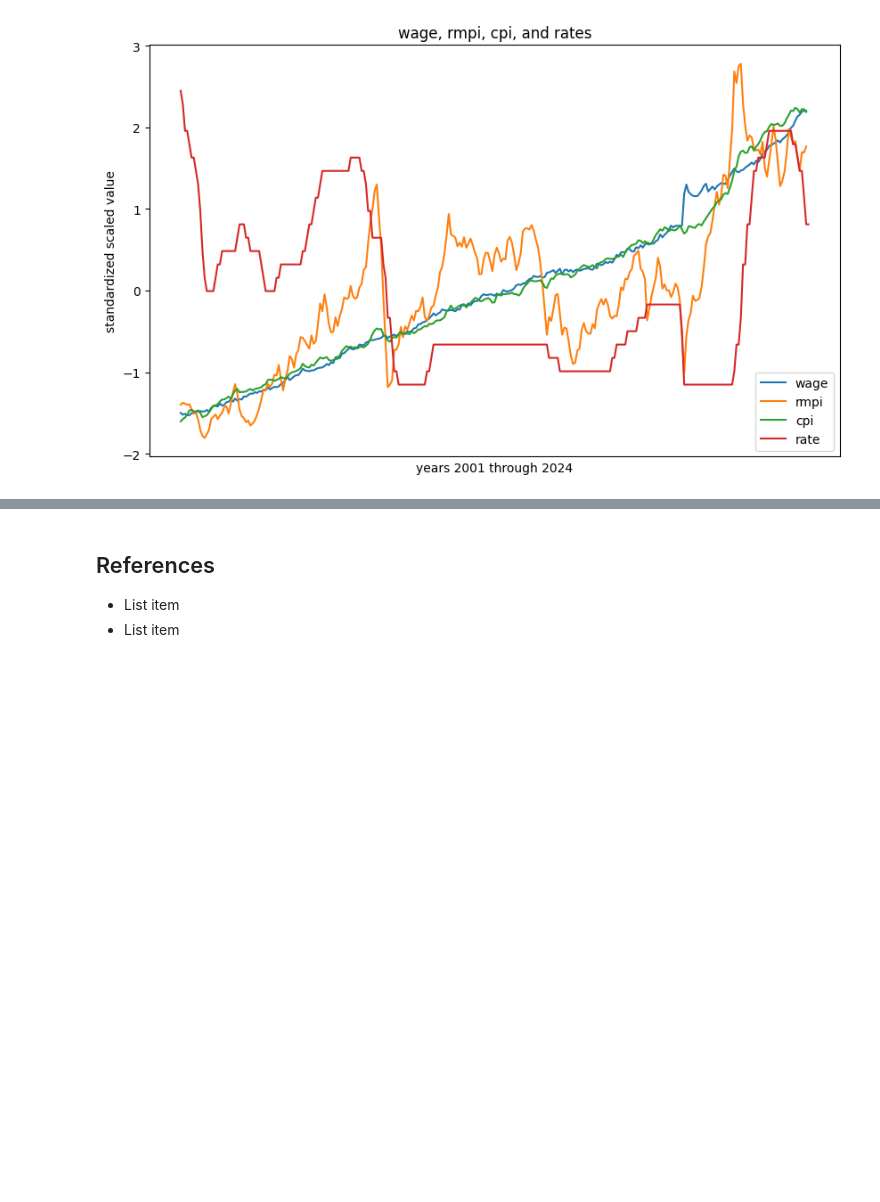
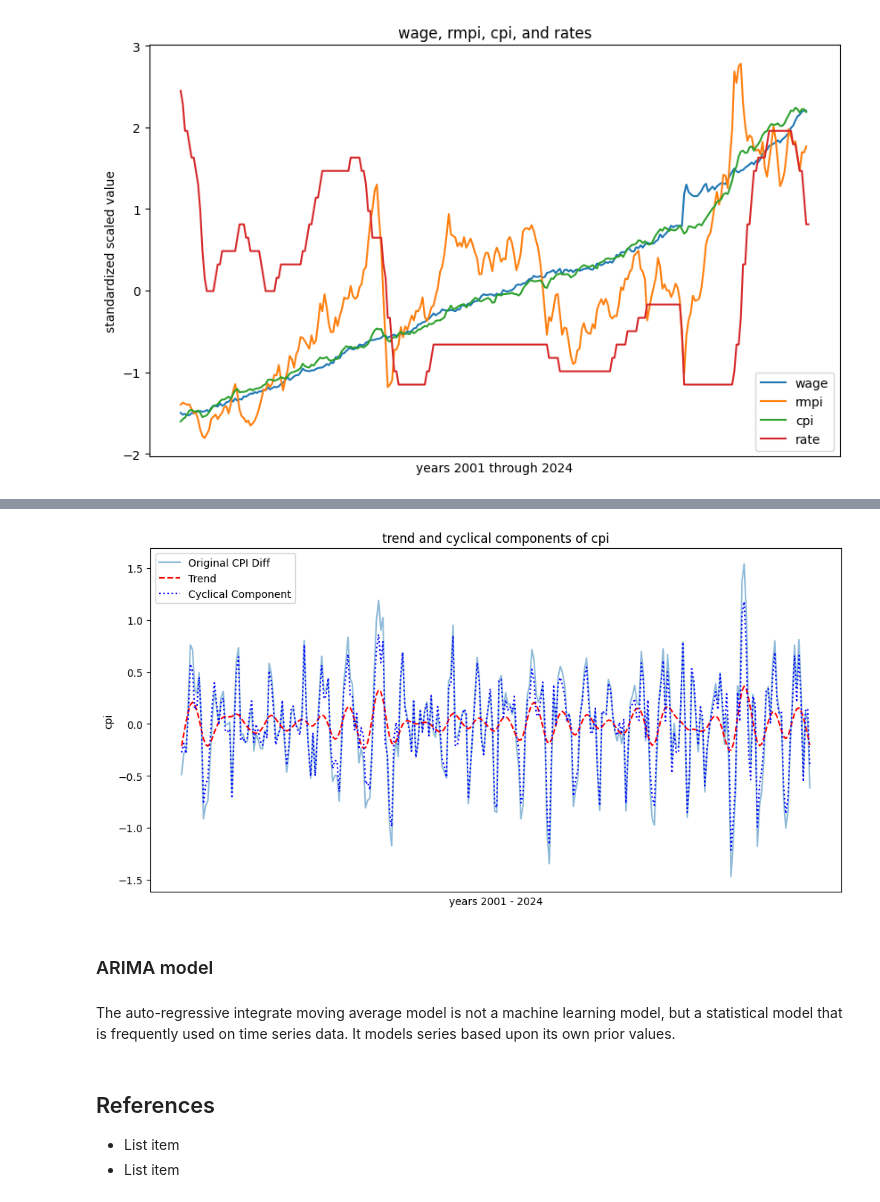
Before and after one commit to FeliciaBergstrom/FleaBusyBeeBergs, a Jupyter notebook: dtsa5506_final_project.ipynb, the cells around one changed output, grey strips where cells are left out. Cells and saved outputs as stored; diff of their text form; code cells hidden in the pictures; blank space fills up the shorter version.

```diff
--- a/dtsa5506_final_project.ipynb
+++ b/dtsa5506_final_project.ipynb
@@ -450,0 +470,4 @@ plt.show()
+# %%
+data_diff = data.copy()
+# %%
+data_diff = data_diff.iloc[:-1]
@@ -450,0 +489,28 @@ plt.show()
+# %%
+# hp filter
+lambda_value = 50
+cycle, trend = sm.tsa.filters.hpfilter(data_diff['cpi_diff'], lamb=lambda_value)
+
+# Store in DataFrame
+data_diff['cpi_trend'] = trend
+data_diff['cpi_cycle'] = cycle
+# %%
+plt.figure(figsize=(12, 6))
+
+# Plot original series
+plt.plot(data_diff.index, data_diff['cpi_diff'], label='Original CPI Diff', alpha=0.5)
+
+# Plot Trend
+plt.plot(data_diff.index, data_diff['cpi_trend'], label='Trend', linestyle='dashed', color='red')
+
+# Plot Cyclical Component
+plt.plot(data_diff.index, data_diff['cpi_cycle'], label='Cyclical Component', linestyle='dotted', color='blue')
+
+plt.xlabel('years 2001 - 2024')
+plt.xticks([])
+plt.ylabel('cpi')
+plt.title('trend and cyclical components of cpi')
+plt.legend()
+plt.show()
+# %% [output]
+[figure, added]
@@ -451,3 +567,7 @@ plt.show()
+# %% [markdown]
+### ARIMA model
+# %% [markdown]
+The auto-regressive integrate moving average model is not a machine learning model, but a statistical model that is frequently used on time series data. It models series based upon its own prior values.
 # %% [markdown]
 ## References
 
```
Also changed, not shown: parts of 10 cells of this notebook.
